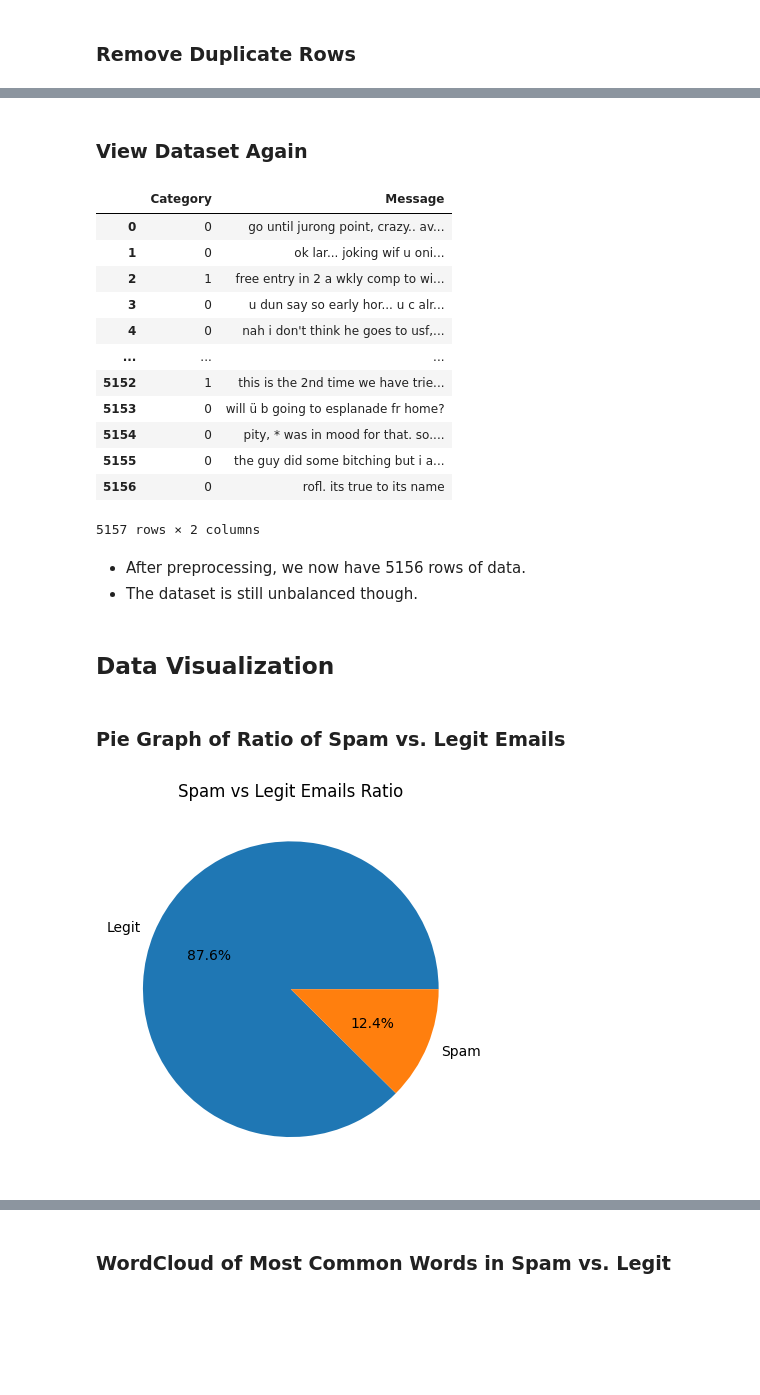
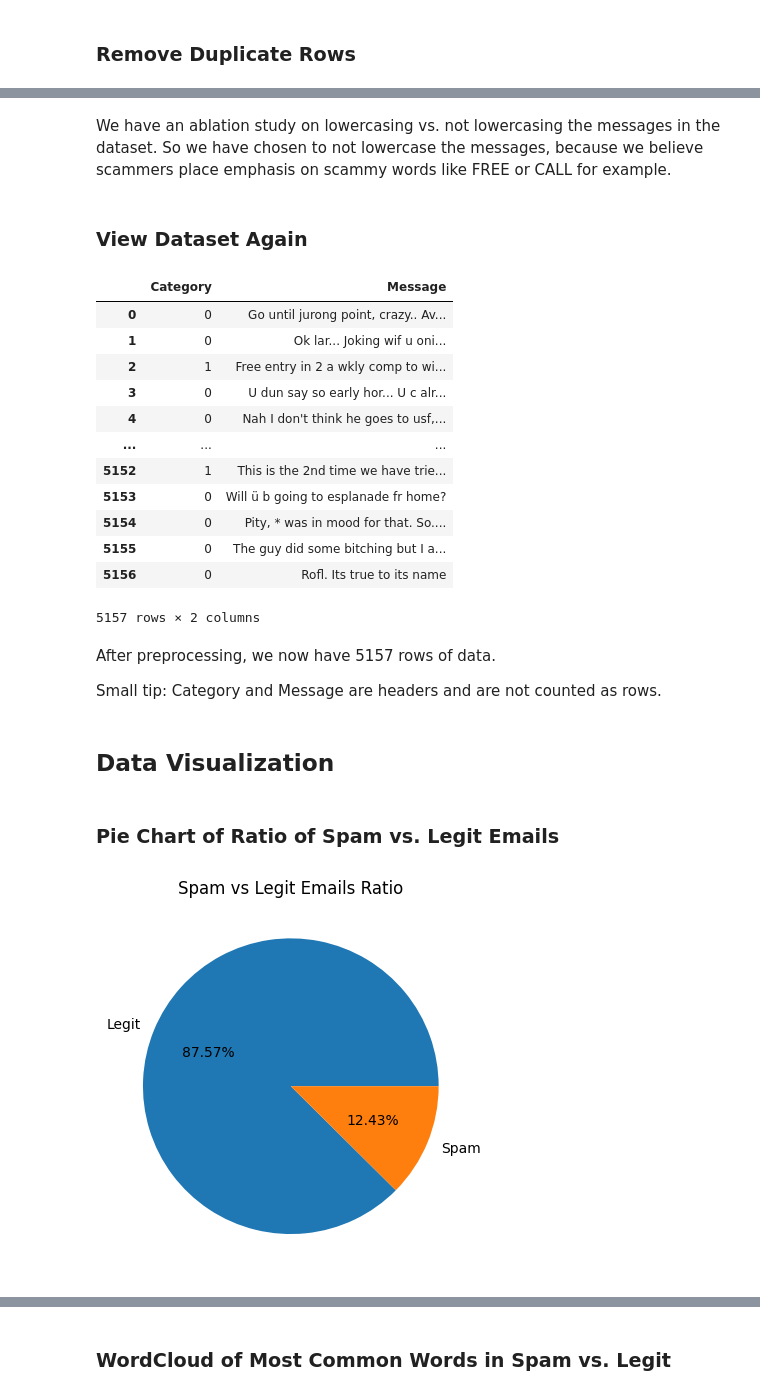
Before and after one commit to jackson-trader/CS462-Email-Spam-Classifier, a Jupyter notebook: CS462_Group5_Email_Spam_Classifier.ipynb, the cells around one changed output, grey strips where cells are left out. Drawn from its saved outputs; the diff is of its cells as text; code cells hidden in the pictures; blank space fills up the shorter version.

```diff
--- a/CS462_Group5_Email_Spam_Classifier.ipynb
+++ b/CS462_Group5_Email_Spam_Classifier.ipynb
@@ -37,8 +37,8 @@ from sklearn.metrics import accuracy_score, precision_score, recall_score, f1_sc
 # %% [markdown]
 ## **Load the Dataset**
 # %%
-# Loading the dataset into a pandas DataFrame object
-df = pd.read_csv("email_spam_dataset.csv")
+# Loading the dataset into a Pandas DataFrame object
+df = pd.read_csv("email_spam_data.csv")
 # %% [markdown]
 ## **View the Dataset**
 # %%
@@ -104,2 +98,0 @@ df['Category'] = df['Category'].map({
-# %%
-df['Message'] = df['Message'].str.lower()
@@ -106,38 +101,44 @@ df['Message'] = df['Message'].str.lower()
+# %%
+df['Message'] = df['Message'].astype(str) # As type incase message is just numbers
+df['Message'] = df['Message'].str.strip() # Remove whitespace in beginning and end of each message
+# %% [markdown]
+We have an ablation study on lowercasing vs. not lowercasing the messages in the dataset. So we have chosen to not lowercase the messages, because we believe scammers place emphasis on scammy words like FREE or CALL for example.
 # %% [markdown]
 ### View Dataset Again
 # %%
 df
 # %% [output]
 |  | Category | Message |
-| 0 | 0 | go until jurong point, crazy.. av... |
-| 1 | 0 | ok lar... joking wif u oni... |
-| 2 | 1 | free entry in 2 a wkly comp to wi... |
-| 3 | 0 | u dun say so early hor... u c alr... |
-| 4 | 0 | nah i don't think he goes to usf,... |
+| 0 | 0 | Go until jurong point, crazy.. Av... |
+| 1 | 0 | Ok lar... Joking wif u oni... |
+| 2 | 1 | Free entry in 2 a wkly comp to wi... |
+| 3 | 0 | U dun say so early hor... U c alr... |
+| 4 | 0 | Nah I don't think he goes to usf,... |
 | ... | ... | ... |
-| 5152 | 1 | this is the 2nd time we have trie... |
-| 5153 | 0 | will ü b going to esplanade fr home? |
-| 5154 | 0 | pity, * was in mood for that. so.... |
-| 5155 | 0 | the guy did some bitching but i a... |
-| 5156 | 0 | rofl. its true to its name |
+| 5152 | 1 | This is the 2nd time we have trie... |
+| 5153 | 0 | Will ü b going to esplanade fr home? |
+| 5154 | 0 | Pity, * was in mood for that. So.... |
+| 5155 | 0 | The guy did some bitching but I a... |
+| 5156 | 0 | Rofl. Its true to its name |
 5157 rows × 2 columns
-# %% [markdown]
-*   After preprocessing, we now have 5156 rows of data.
-*   The dataset is still unbalanced though.
+# %% [markdown]
+After preprocessing, we now have 5157 rows of data.
+
+Small tip: Category and Message are headers and are not counted as rows.
 # %% [markdown]
 ## **Data Visualization**
 # %% [markdown]
-### Pie Graph of Ratio of Spam vs. Legit Emails
+### Pie Chart of Ratio of Spam vs. Legit Emails
 # %%
 counts = df['Category'].value_counts()
 counts.index = counts.index.map({1: 'Spam', 0: 'Legit'})
 
-counts.plot(kind = 'pie', autopct = '%1.1f%%')
+counts.plot(kind = 'pie', autopct = '%1.2f%%')
 plt.ylabel('')
 plt.title("Spam vs Legit Emails Ratio")
 
-# Show the Pie Graph
+# Show the Pie Chart
 plt.show()
 # %% [output]
-[figure, old version]
+[figure, new version]
 # %% [markdown]
```
Also changed, not shown: parts of 86 cells of this notebook.
